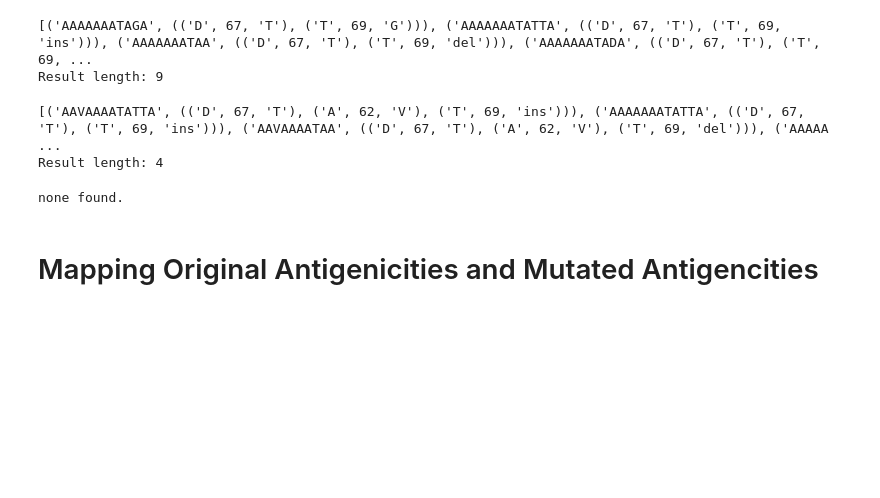
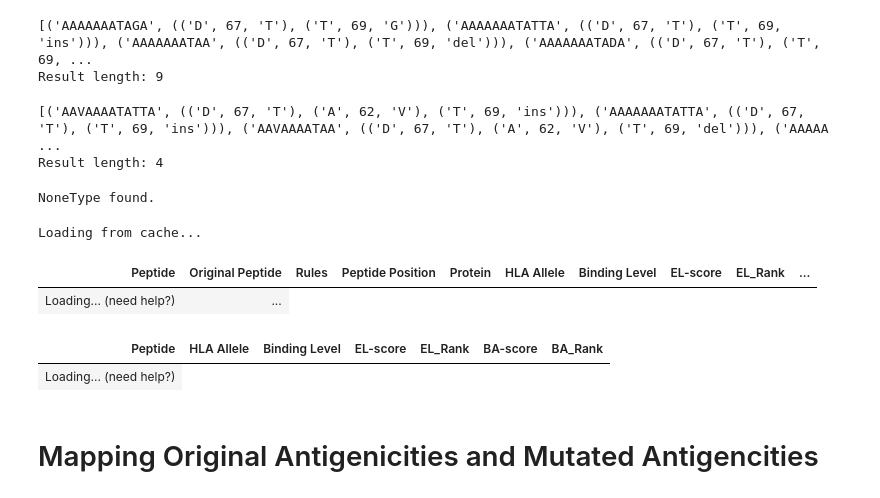
Before and after one commit to RealYHD/BCB430, a Jupyter notebook: Effects of DRM Mutations on Epitope Antigenicity.ipynb, the cells around one changed output. Saved outputs shown, nothing was run; the diff lists cells and outputs as text; code cells hidden in the pictures; blank space fills up the shorter version.

Commit message:
Added cached results for post process computations.

```diff
--- a/Effects of DRM Mutations on Epitope Antigenicity.ipynb
+++ b/Effects of DRM Mutations on Epitope Antigenicity.ipynb
@@ -12,6 +12,7 @@ import pickle
 import hashlib
 import numpy as np
 from tqdm.notebook import tqdm
+cache_path = "./Cache"
 # %% [markdown]
 ## Notes
 
@@ -498,16 +499,19 @@ print(f"Result length: {len(generated_test_epitopes)}")
 [('AAAAAAATAGA', (('D', 67, 'T'), ('T', 69, 'G'))), ('AAAAAAATATTA', (('D', 67, 'T'), ('T', 69, 'ins'))), ('AAAAAAATAA', (('D', 67, 'T'), ('T', 69, 'del'))), ('AAAAAAATADA', (('D', 67, 'T'), ('T', 69, ...
 Result length: 9
 # %%
+def mutation_rules_to_total_drm_scores(mutation_rules: list[tuple[str, int, str]]):
+    return master_drm_table.loc[master_drm_table["Rule"].isin(mutation_rules)].sum(axis=0, numeric_only=True)
+
 def filter_by_drm_score(drm_epitopes: list[tuple[str, tuple]], level: int, top: int):
     filtered_results = []
     for mutated_epitope, rules in drm_epitopes:
         max_score = (
-            master_drm_table.loc[master_drm_table["Rule"].isin(rules)]
+            mutation_rules_to_total_drm_scores(rules)
             .sum(axis=0, numeric_only=True)  # sum over each row
             .max()  # calculate the max drm over all drug variants
         )
         cum_score = (
-            master_drm_table.loc[master_drm_table["Rule"].isin(rules)]
+            mutation_rules_to_total_drm_scores(rules)
             .sum(axis=0, numeric_only=True)  # sum over each row
             .sum()  # calculate the total drm over all drug variants
         )
@@ -550,9 +554,9 @@ for epitope_protein in epitope_proteins:
         if "+" in epitope:
             selected_junction = select_junction(epitope, (start, end))
             if selected_junction is None:
-                print("none found.")
+                print("NoneType found.")
 # %% [output]
-none found.
+NoneType found.
 # %%
 from concurrent.futures import Future
 
@@ -606,7 +610,7 @@ def compare_potential_drms_and_epigenicity(
 ### Running
 resulting_antigenicity_tables = []
 unmutated_antigenicity_table = None
-antigenicity_cache_path = "Cache/antigenicity.pickle"
+antigenicity_cache_path = os.path.join(cache_path, "antigenicity.pickle")
 if os.path.isfile(antigenicity_cache_path):
     print("Loading from cache...")
     with open(antigenicity_cache_path, "rb") as handle:
@@ -658,33 +662,39 @@ else:
                     executor.submit(
                         compare_potential_drms_and_epigenicity,
                         epitope,
                         (start, end),
                         drug_target,
                         len(hla_alleles),
                     )
                 )
             for comparison_job in tqdm(
                 concurrent.futures.as_completed(comparison_jobs),
                 desc="Epitope",
                 total=len(epitopes),
                 unit="epitope",
             ):
                 resulting_antigenicity_tables.extend(comparison_job.result())
     resulting_antigenicity_tables = pd.concat(
         resulting_antigenicity_tables, ignore_index=True
     )
     unmutated_antigenicity_table = predict_antigenicity(
         unmutated_epitopes_to_test, hla_alleles=hla_alleles, uid="unmutated"
     )
     with open(antigenicity_cache_path, "wb") as handle:
         print("Saving to cache...")
         pickle.dump(
             (resulting_antigenicity_tables, unmutated_antigenicity_table), handle
         )
     print("\n".join(process_log))
 
 itable(resulting_antigenicity_tables)
 itable(unmutated_antigenicity_table)
+# %% [output]
+Loading from cache...
+| Peptide | Original Peptide | Rules | Peptide Position | Protein | HLA Allele | Binding Level | EL-score | EL_Rank | ... |
+| Loading... (need help?) | ... |
+| Peptide | HLA Allele | Binding Level | EL-score | EL_Rank | BA-score | BA_Rank |
+| Loading... (need help?) |
 # %% [markdown]
 # Mapping Original Antigenicities and Mutated Antigencities
 # %%
```
Also changed, not shown: parts of 4 cells of this notebook, 12 other files.
